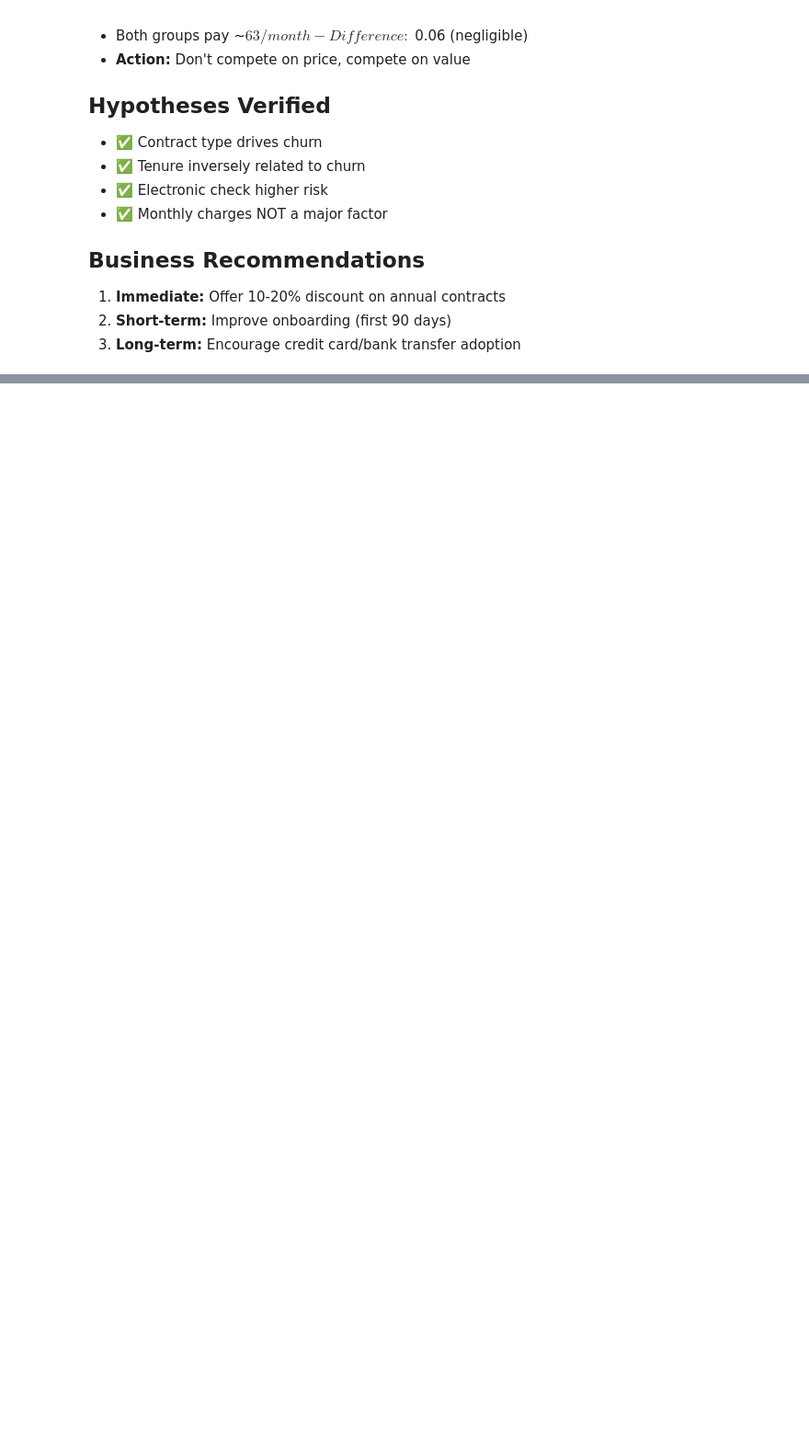
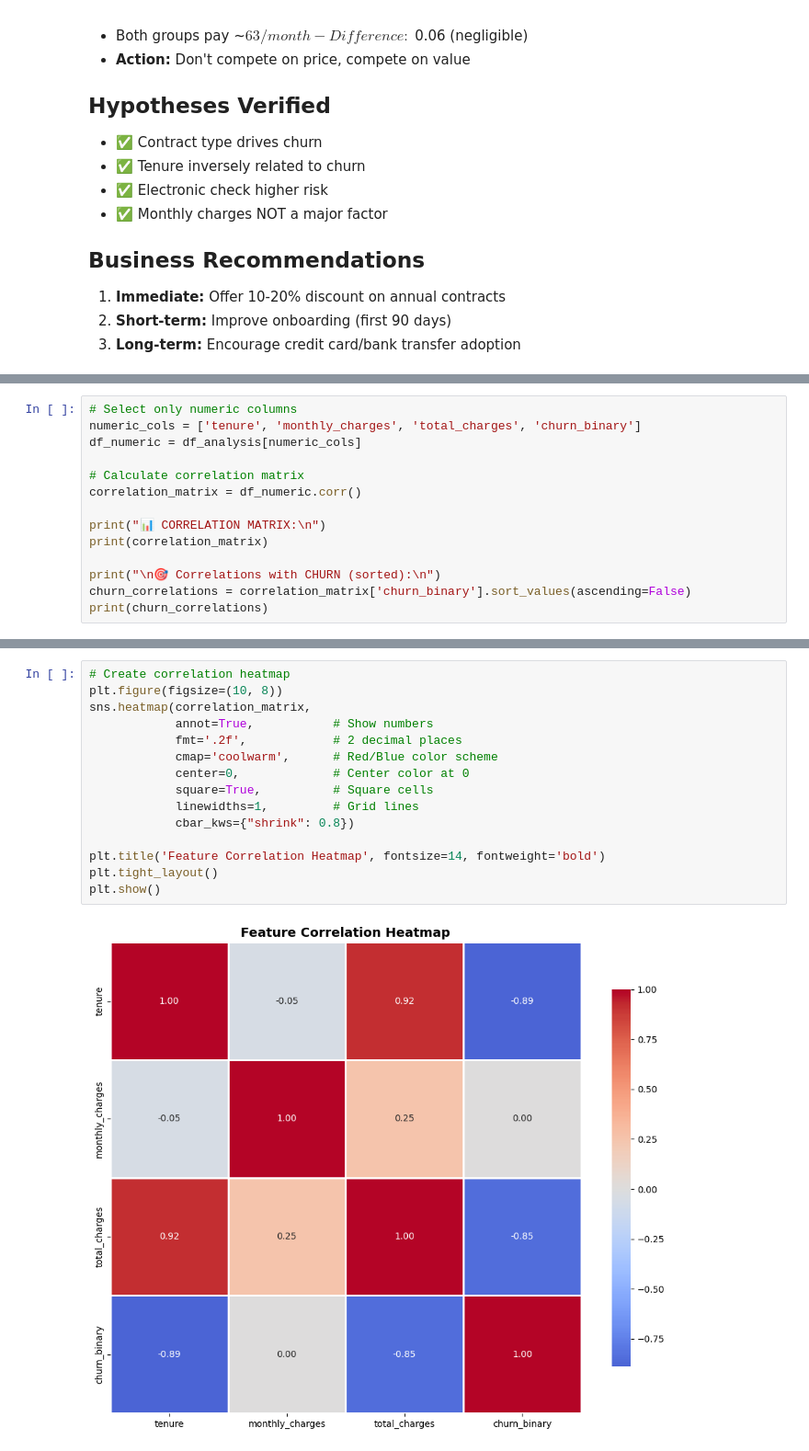
Before and after one commit to alexis-aquino/customer-churner, a Jupyter notebook: notebooks/01_load_data.ipynb, the cells around one changed output, grey strips where cells are left out. Shown at 92% size. Drawn from its saved outputs; the diff is of its cells as text; blank space fills up the shorter version.

Commit message:
Day 5 Complete: Analyzed feature correlations and importance rankings

```diff
--- a/notebooks/01_load_data.ipynb
+++ b/notebooks/01_load_data.ipynb
@@ -792,0 +823,14 @@ affect churn in this dataset.
+# %%
+# Select only numeric columns
+numeric_cols = ['tenure', 'monthly_charges', 'total_charges', 'churn_binary']
+df_numeric = df_analysis[numeric_cols]
+
+# Calculate correlation matrix
+correlation_matrix = df_numeric.corr()
+
+print("📊 CORRELATION MATRIX:\n")
+print(correlation_matrix)
+
+print("\n🎯 Correlations with CHURN (sorted):\n")
+churn_correlations = correlation_matrix['churn_binary'].sort_values(ascending=False)
+print(churn_correlations)
@@ -792,0 +853,17 @@ affect churn in this dataset.
+# %%
+# Create correlation heatmap
+plt.figure(figsize=(10, 8))
+sns.heatmap(correlation_matrix,
+            annot=True,           # Show numbers
+            fmt='.2f',            # 2 decimal places
+            cmap='coolwarm',      # Red/Blue color scheme
+            center=0,             # Center color at 0
+            square=True,          # Square cells
+            linewidths=1,         # Grid lines
+            cbar_kws={"shrink": 0.8})
+
+plt.title('Feature Correlation Heatmap', fontsize=14, fontweight='bold')
+plt.tight_layout()
+plt.show()
+# %% [output]
+[figure, added]
```
Also changed, not shown: parts of 12 cells of this notebook.
